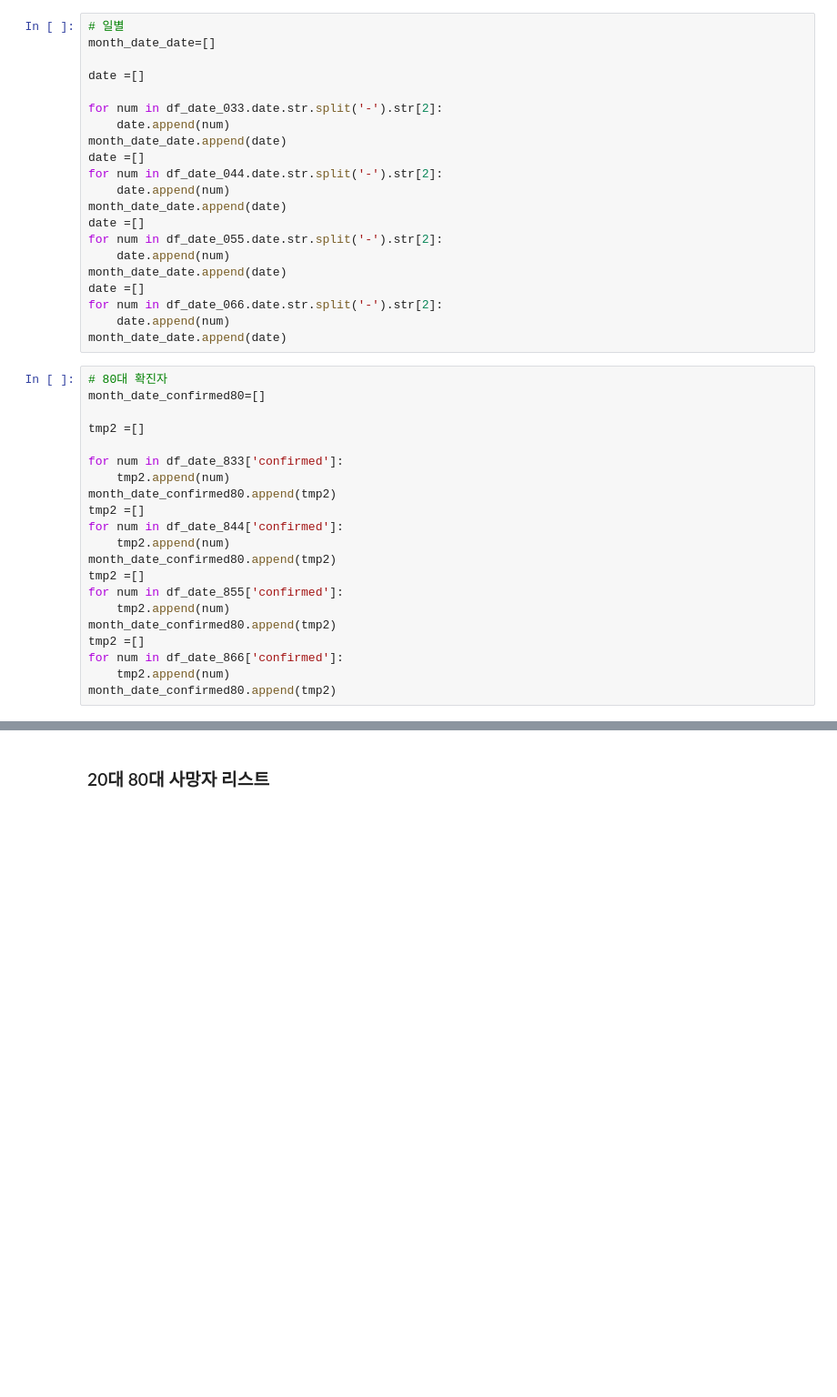
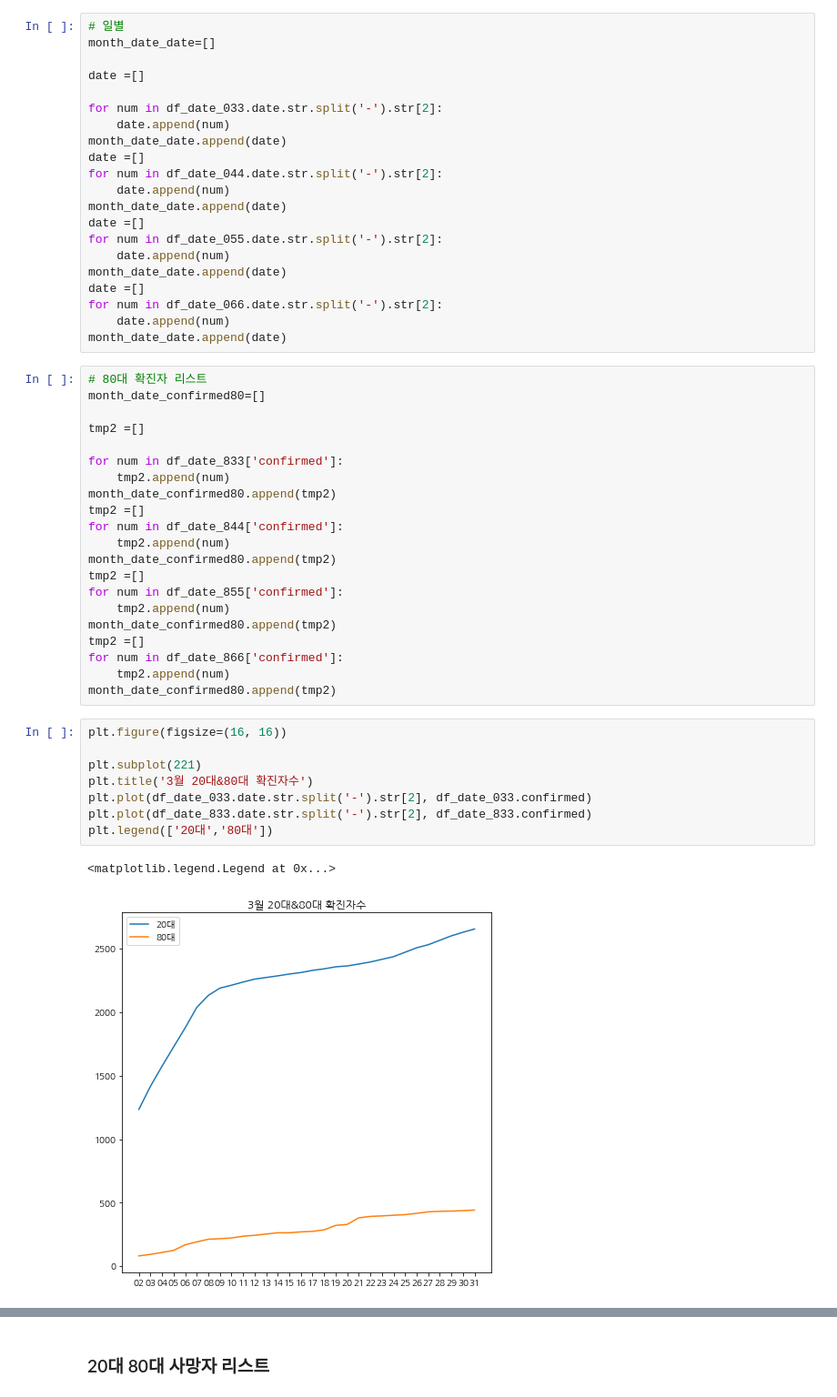
Before and after one commit to zoohoney/Python-Doing, a Jupyter notebook: CORONA-infographic.ipynb, the cells around one changed output, grey strips where cells are left out. Shown at 91% size. Cells and saved outputs as stored; diff of their text form; blank space fills up the shorter version.

```diff
--- a/CORONA-infographic.ipynb
+++ b/CORONA-infographic.ipynb
@@ -322,7 +355,7 @@ for num in df_date_066.date.str.split('-').str[2]:
     date.append(num)
 month_date_date.append(date)
 # %%
-# 80대 확진자
+# 80대 확진자 리스트
 month_date_confirmed80=[]
 
 tmp2 =[]
@@ -342,4 +375,15 @@ tmp2 =[]
 for num in df_date_866['confirmed']:
     tmp2.append(num)
 month_date_confirmed80.append(tmp2)
+# %%
+plt.figure(figsize=(16, 16))
+
+plt.subplot(221)
+plt.title('3월 20대&80대 확진자수')
+plt.plot(df_date_033.date.str.split('-').str[2], df_date_033.confirmed)
+plt.plot(df_date_833.date.str.split('-').str[2], df_date_833.confirmed)
+plt.legend(['20대','80대'])
+# %% [output]
+<matplotlib.legend.Legend at 0x...>
+[figure, added]
 # %%
```
Also changed, not shown: parts of 28 cells of this notebook.
